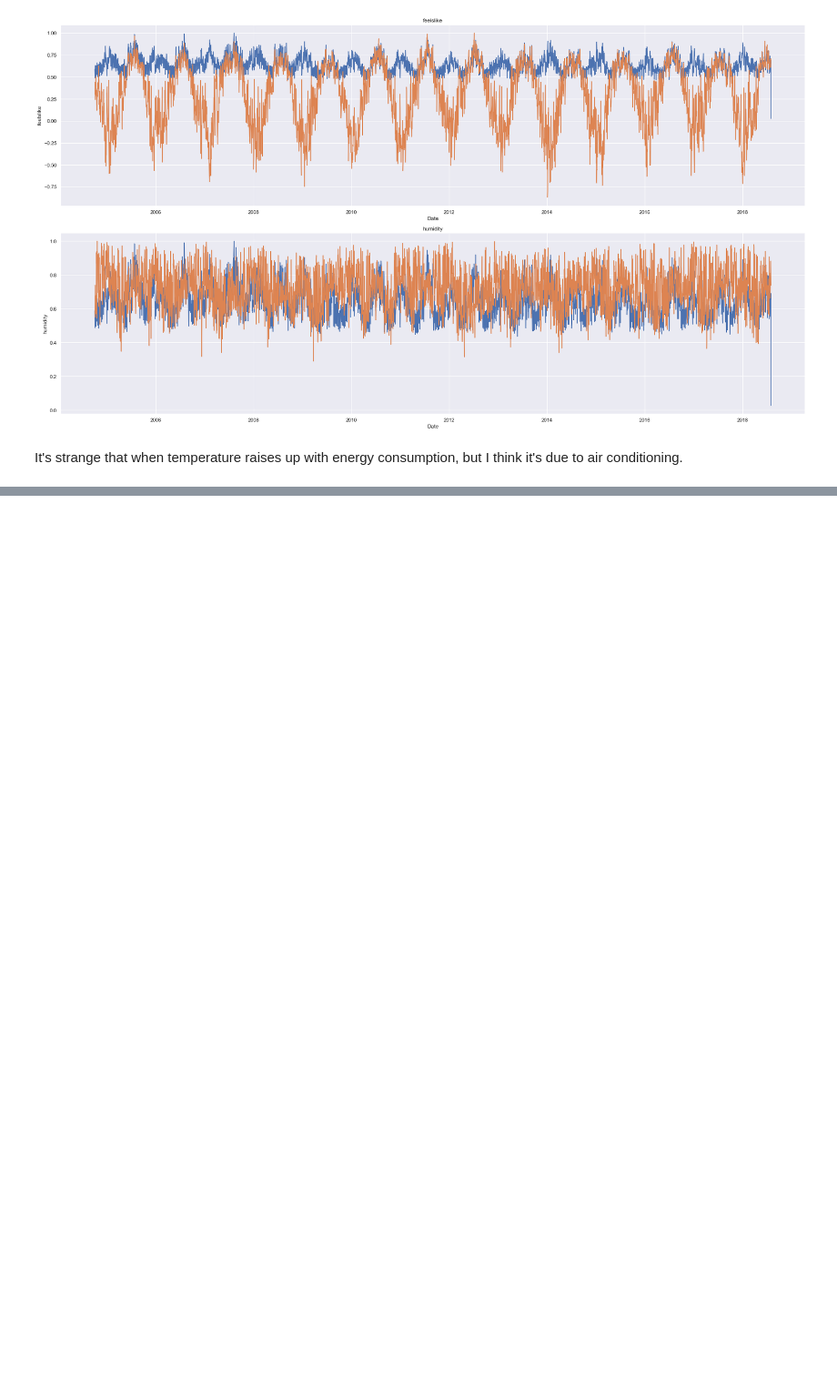
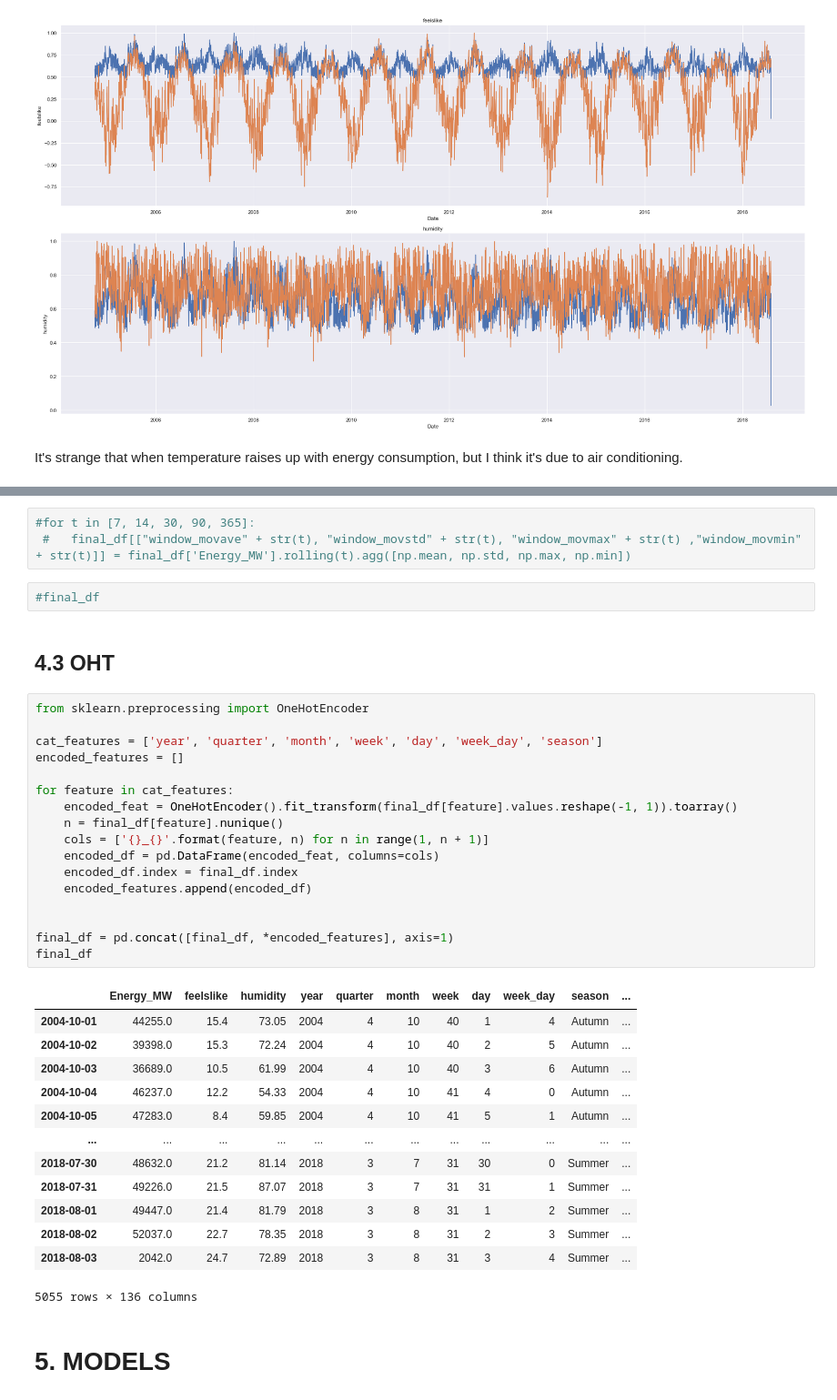
Before and after one commit to jumpincrane/EAD_project_2, a Jupyter notebook: analiza.ipynb, the cells around one changed output, grey strips where cells are left out. Shown at 91% size. Saved outputs shown, nothing was run; the diff lists cells and outputs as text; blank space fills up the shorter version.

```diff
--- a/analiza.ipynb
+++ b/analiza.ipynb
@@ -305,0 +312,40 @@ sns.distplot(final_df["target"])
+# %%
+#for t in [7, 14, 30, 90, 365]:
+ #   final_df[["window_movave" + str(t), "window_movstd" + str(t), "window_movmax" + str(t) ,"window_movmin" + str(t)]] = final_df['Energy_MW'].rolling(t).agg([np.mean, np.std, np.max, np.min])
+# %%
+#final_df
+# %% [markdown]
+## 4.3 OHT
+# %%
+from sklearn.preprocessing import OneHotEncoder
+
+cat_features = ['year', 'quarter', 'month', 'week', 'day', 'week_day', 'season']
+encoded_features = []
+
+for feature in cat_features:
+    encoded_feat = OneHotEncoder().fit_transform(final_df[feature].values.reshape(-1, 1)).toarray()
+    n = final_df[feature].nunique()
+    cols = ['{}_{}'.format(feature, n) for n in range(1, n + 1)]
+    encoded_df = pd.DataFrame(encoded_feat, columns=cols)
+    encoded_df.index = final_df.index
+    encoded_features.append(encoded_df)
+
+
+final_df = pd.concat([final_df, *encoded_features], axis=1)
+final_df
+# %% [output]
+|  | Energy_MW | feelslike | humidity | year | quarter | month | week | day | week_day | season | ... |
+| 2004-10-01 | 44255.0 | 15.4 | 73.05 | 2004 | 4 | 10 | 40 | 1 | 4 | Autumn | ... |
+| 2004-10-02 | 39398.0 | 15.3 | 72.24 | 2004 | 4 | 10 | 40 | 2 | 5 | Autumn | ... |
+| 2004-10-03 | 36689.0 | 10.5 | 61.99 | 2004 | 4 | 10 | 40 | 3 | 6 | Autumn | ... |
+| 2004-10-04 | 46237.0 | 12.2 | 54.33 | 2004 | 4 | 10 | 41 | 4 | 0 | Autumn | ... |
+| 2004-10-05 | 47283.0 | 8.4 | 59.85 | 2004 | 4 | 10 | 41 | 5 | 1 | Autumn | ... |
+| ... | ... | ... | ... | ... | ... | ... | ... | ... | ... | ... | ... |
+| 2018-07-30 | 48632.0 | 21.2 | 81.14 | 2018 | 3 | 7 | 31 | 30 | 0 | Summer | ... |
+| 2018-07-31 | 49226.0 | 21.5 | 87.07 | 2018 | 3 | 7 | 31 | 31 | 1 | Summer | ... |
+| 2018-08-01 | 49447.0 | 21.4 | 81.79 | 2018 | 3 | 8 | 31 | 1 | 2 | Summer | ... |
+| 2018-08-02 | 52037.0 | 22.7 | 78.35 | 2018 | 3 | 8 | 31 | 2 | 3 | Summer | ... |
+| 2018-08-03 | 2042.0 | 24.7 | 72.89 | 2018 | 3 | 8 | 31 | 3 | 4 | Summer | ... |
+5055 rows × 136 columns
+# %% [markdown]
+# 5. MODELS
```
Also changed, not shown: parts of 15 cells of this notebook.
